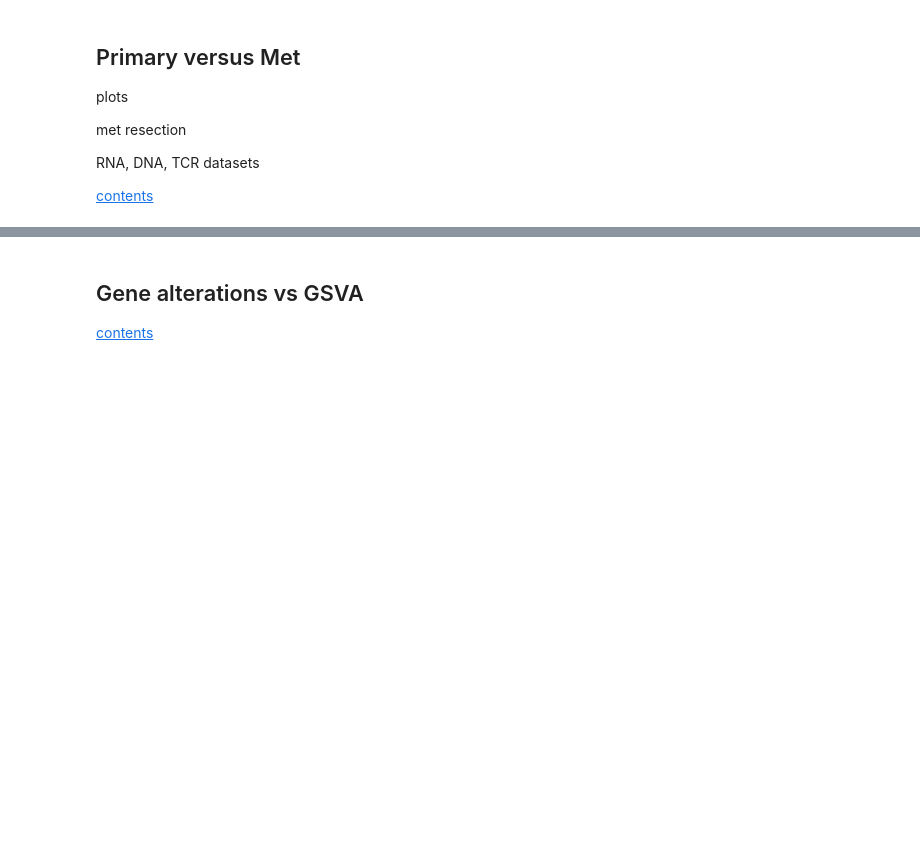
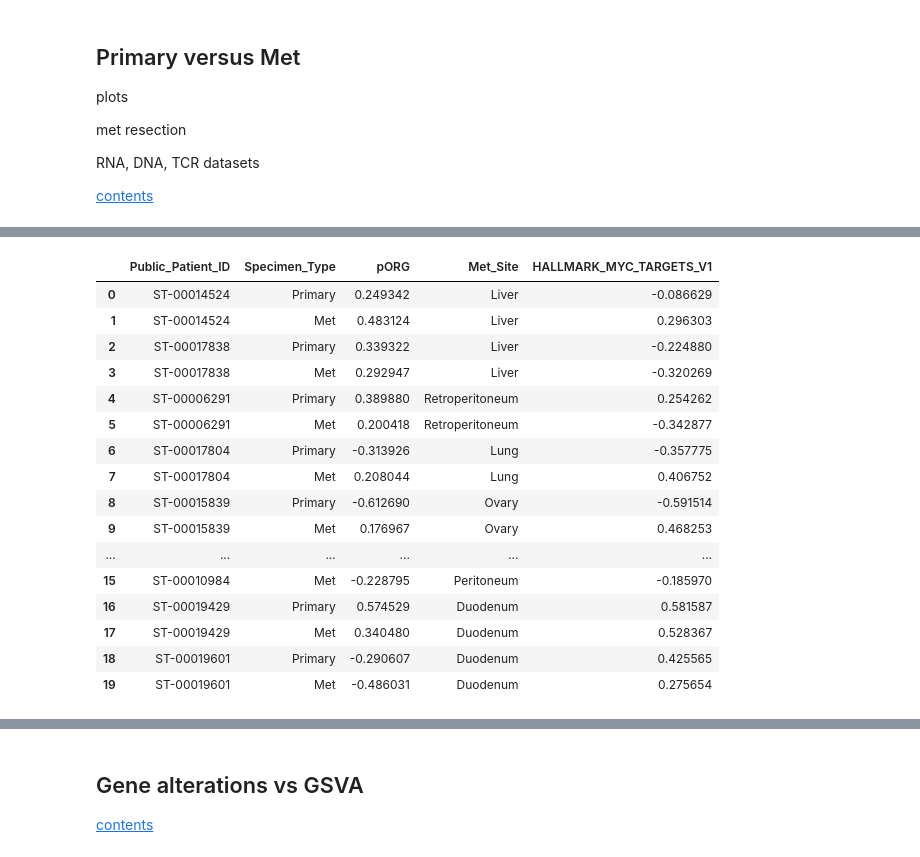
Before and after one commit to engjen/Liver_Lung_PDAC, a Jupyter notebook: 20221025_PDAC_pipeline_Link.ipynb, the cells around one changed output, grey strips where cells are left out. Drawn from its saved outputs; the diff is of its cells as text; code cells hidden in the pictures; blank space fills up the shorter version.

```diff
--- a/20221025_PDAC_pipeline_Link.ipynb
+++ b/20221025_PDAC_pipeline_Link.ipynb
@@ -1739,3 +1768,24 @@ with warnings.catch_warnings():
+# %%
+#make it a scatterplothere
+df_long
+# %% [output]
+|  | Public_Patient_ID | Specimen_Type | pORG | Met_Site | HALLMARK_MYC_TARGETS_V1 |
+| 0 | ST-00014524 | Primary | 0.249342 | Liver | -0.086629 |
+| 1 | ST-00014524 | Met | 0.483124 | Liver | 0.296303 |
+| 2 | ST-00017838 | Primary | 0.339322 | Liver | -0.224880 |
+| 3 | ST-00017838 | Met | 0.292947 | Liver | -0.320269 |
+| 4 | ST-00006291 | Primary | 0.389880 | Retroperitoneum | 0.254262 |
+| 5 | ST-00006291 | Met | 0.200418 | Retroperitoneum | -0.342877 |
+| 6 | ST-00017804 | Primary | -0.313926 | Lung | -0.357775 |
+| 7 | ST-00017804 | Met | 0.208044 | Lung | 0.406752 |
+| 8 | ST-00015839 | Primary | -0.612690 | Ovary | -0.591514 |
+| 9 | ST-00015839 | Met | 0.176967 | Ovary | 0.468253 |
+| ... | ... | ... | ... | ... | ... |
+| 15 | ST-00010984 | Met | -0.228795 | Peritoneum | -0.185970 |
+| 16 | ST-00019429 | Primary | 0.574529 | Duodenum | 0.581587 |
+| 17 | ST-00019429 | Met | 0.340480 | Duodenum | 0.528367 |
+| 18 | ST-00019601 | Primary | -0.290607 | Duodenum | 0.425565 |
+| 19 | ST-00019601 | Met | -0.486031 | Duodenum | 0.275654 |
 # %%
 # which patients are in which dataset
 df_patient = pd.read_excel('Supplemental_Data/Supplemental_Dataset_1.xlsx',sheet_name=0,
```
Also changed, not shown: parts of 26 cells of this notebook, 1 other file.
